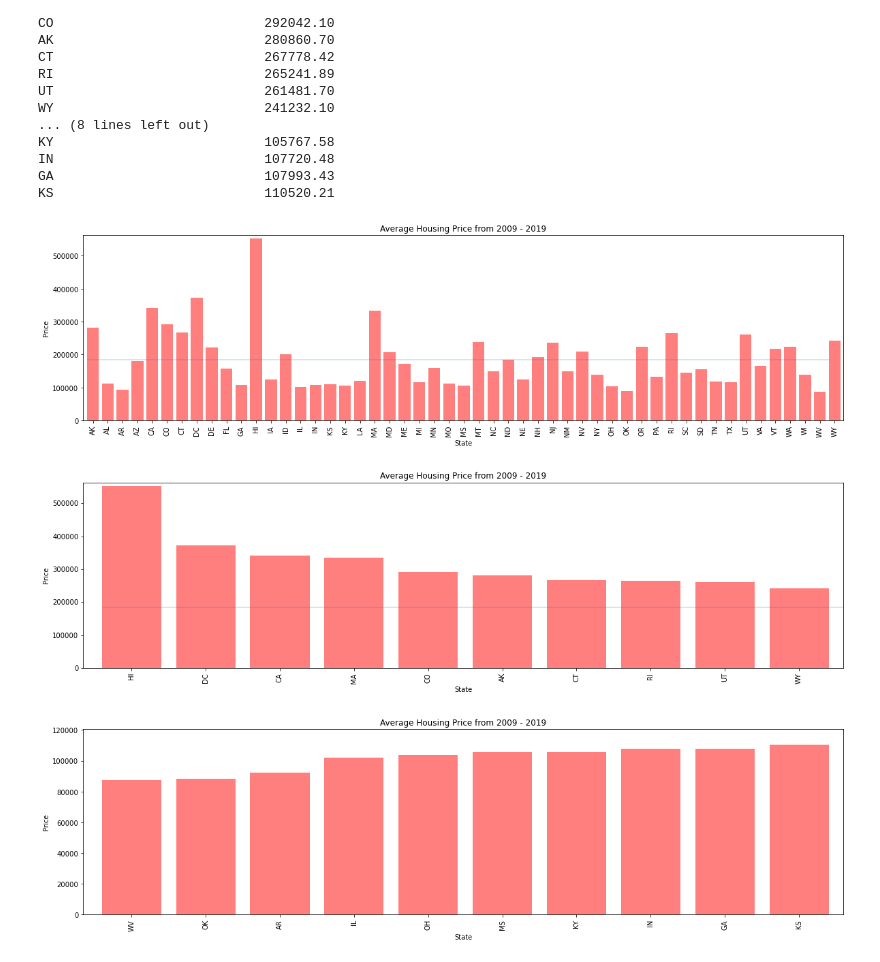
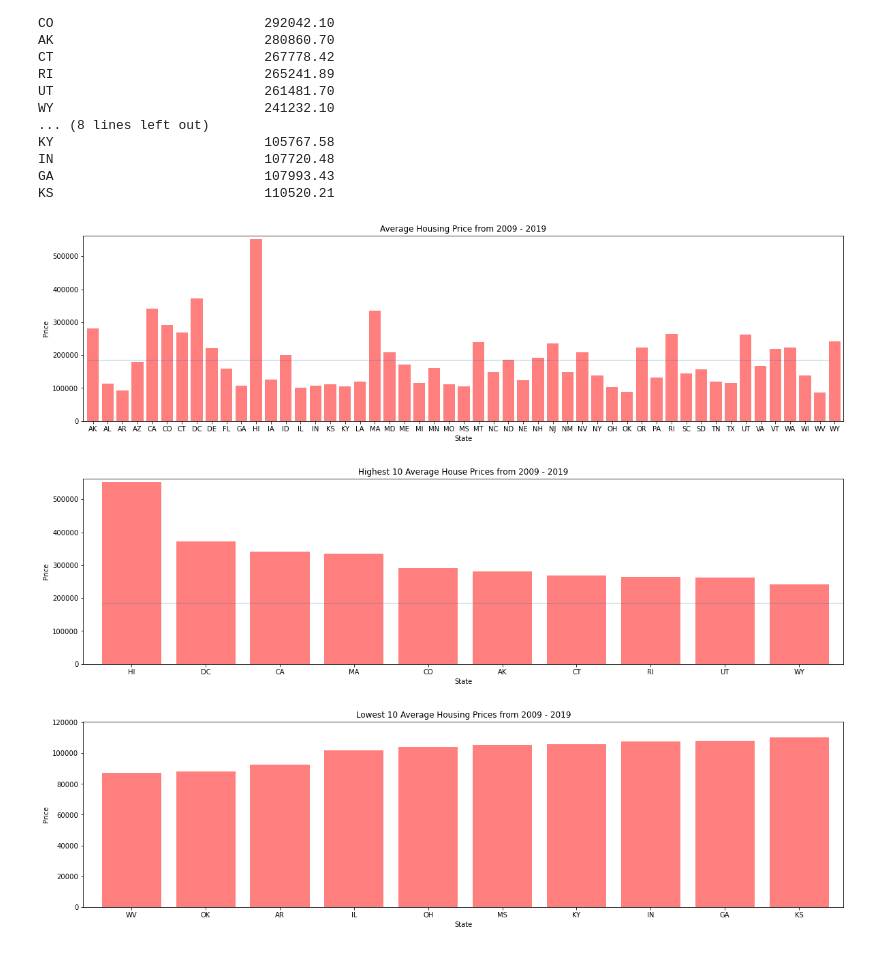
Before and after one commit to josh-acampado/dumbledores_platoon, a Jupyter notebook: Zillow_Housing_Data.ipynb, the cells around one changed output. Saved outputs shown, nothing was run; the diff lists cells and outputs as text; code cells hidden in the pictures.

Commit message:
Updated visualizations

```diff
--- a/Zillow_Housing_Data.ipynb
+++ b/Zillow_Housing_Data.ipynb
@@ -156,7 +156,7 @@ x_axis = np.arange(len(avg_housing_over_10_df))
 tick_locations = [value+0.4 for value in x_axis]
 plt.figure(figsize=(20,5))
 plt.bar(x_axis, avg_housing_over_10_df["Average Price over 10 years"], color='r', alpha=0.5, align="edge")
-plt.xticks(tick_locations, avg_housing_over_10_df.index, rotation="vertical")
+plt.xticks(tick_locations, avg_housing_over_10_df.index, rotation="horizontal")
 plt.xlim(-0.25, len(x_axis))
 plt.ylim(0, max(avg_housing_over_10_df["Average Price over 10 years"])+10000)
 plt.title("Average Housing Price from 2009 - 2019")
@@ -166,37 +166,37 @@ plt.hlines(natl_avg_price, 0, 50, alpha = 0.25)
 plt.savefig("Images_housing/national_housing_average.png", bbox_inches='tight')
 plt.show()
 # %% [output]
-[figure, old version]
+[figure, new version]
 # %%
 #bar graph, top 10
 x_axis = np.arange(len(top_10_df))
 tick_locations = [value+0.4 for value in x_axis]
 plt.figure(figsize=(20,5))
 plt.bar(x_axis, top_10_df["Average Price over 10 years"], color='r', alpha=0.5, align="edge")
-plt.xticks(tick_locations, top_10_df.index, rotation="vertical")
+plt.xticks(tick_locations, top_10_df.index, rotation="horizontal")
 plt.xlim(-0.25, len(x_axis))
 plt.ylim(0, max(top_10_df["Average Price over 10 years"])+10000)
-plt.title("Average Housing Price from 2009 - 2019")
+plt.title("Highest 10 Average House Prices from 2009 - 2019")
 plt.xlabel("State")
 plt.ylabel("Price")
 plt.hlines(natl_avg_price, 0, 50, alpha = 0.25)
 plt.savefig("Images_housing/top_10_housing_average.png", bbox_inches='tight')
 plt.show()
 # %% [output]
-[figure, old version]
+[figure, new version]
 # %%
 #bar graph, bottom 10
 x_axis = np.arange(len(bottom_10_df))
 tick_locations = [value+0.4 for value in x_axis]
 plt.figure(figsize=(20,5))
 plt.bar(x_axis, bottom_10_df["Average Price over 10 years"], color='r', alpha=0.5, align="edge")
-plt.xticks(tick_locations, bottom_10_df.index, rotation="vertical")
+plt.xticks(tick_locations, bottom_10_df.index, rotation="horizontal")
 plt.xlim(-0.25, len(x_axis))
 plt.ylim(0, max(bottom_10_df["Average Price over 10 years"])+10000)
-plt.title("Average Housing Price from 2009 - 2019")
+plt.title("Lowest 10 Average Housing Prices from 2009 - 2019")
 plt.xlabel("State")
 plt.ylabel("Price")
 plt.savefig("Images_housing/bottom_10_housing_average.png", bbox_inches='tight')
 plt.show()
 # %% [output]
-[figure, old version]
+[figure, new version]
```
Also changed, not shown: 3 other files.
